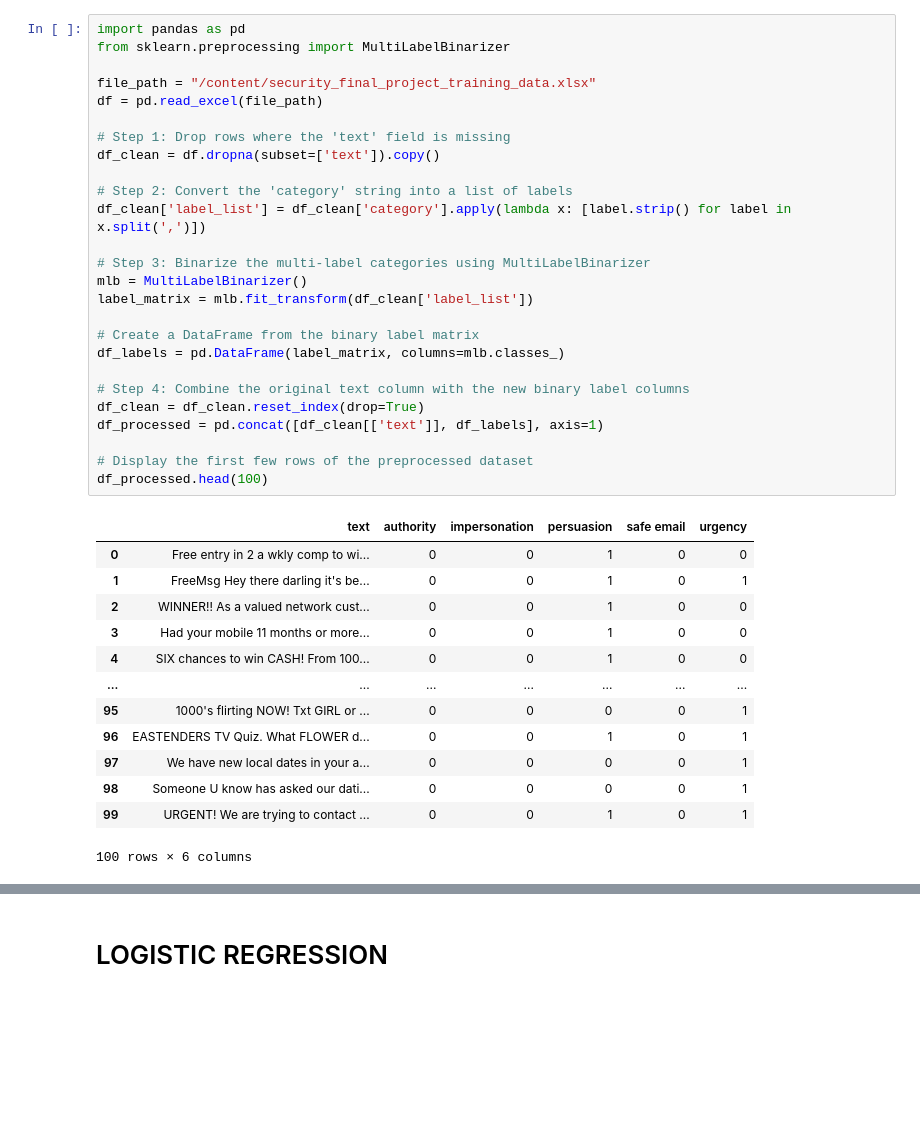
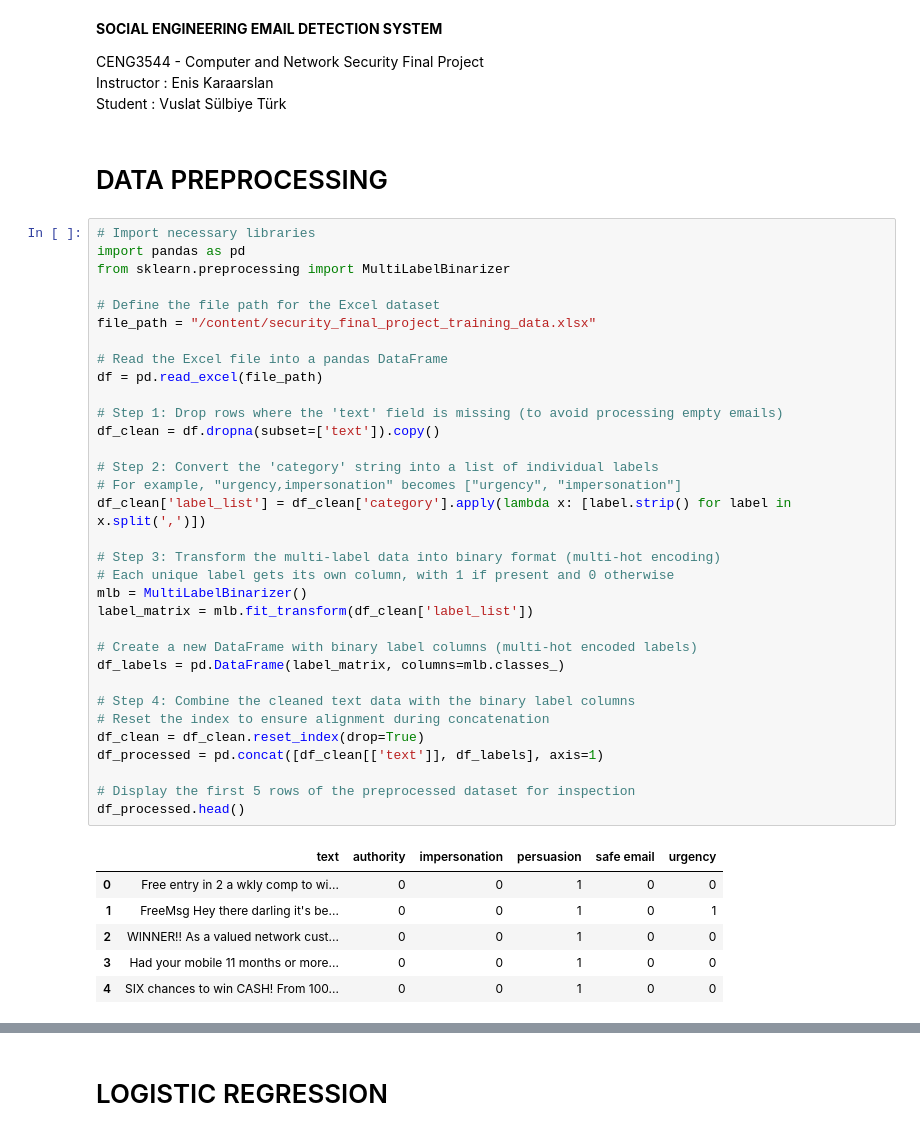
Before and after one commit to VstCodes/Social_Engineering_Email_Detection_System, a Jupyter notebook: security_proje_code.ipynb, the cells around one changed output, grey strips where cells are left out. Saved outputs shown, nothing was run; the diff lists cells and outputs as text; blank space fills up the shorter version.

```diff
--- a/security_proje_code.ipynb
+++ b/security_proje_code.ipynb
@@ -1,42 +1,50 @@
 # %% [markdown]
 <a href="https://colab.research.google.com/github/VstCodes/Social_Engineering_Email_Detection_System/blob/main/security_proje_code.ipynb" target="_parent"><img src="https://colab.research.google.com/assets/colab-badge.svg" alt="Open In Colab"/></a>
+# %% [markdown]
+**SOCIAL ENGINEERING EMAIL DETECTION SYSTEM**
+
+CENG3544 - Computer and Network Security Final Project
+<br>Instructor : Enis Karaarslan
+<br>Student : Vuslat Sülbiye Türk
+# %% [markdown]
+# DATA PREPROCESSING
 # %%
+# Import necessary libraries
 import pandas as pd
 from sklearn.preprocessing import MultiLabelBinarizer
 
+# Define the file path for the Excel dataset
 file_path = "/content/security_final_project_training_data.xlsx"
+
+# Read the Excel file into a pandas DataFrame
 df = pd.read_excel(file_path)
 
-# Step 1: Drop rows where the 'text' field is missing
+# Step 1: Drop rows where the 'text' field is missing (to avoid processing empty emails)
 df_clean = df.dropna(subset=['text']).copy()
 
-# Step 2: Convert the 'category' string into a list of labels
+# Step 2: Convert the 'category' string into a list of individual labels
+# For example, "urgency,impersonation" becomes ["urgency", "impersonation"]
 df_clean['label_list'] = df_clean['category'].apply(lambda x: [label.strip() for label in x.split(',')])
 
-# Step 3: Binarize the multi-label categories using MultiLabelBinarizer
+# Step 3: Transform the multi-label data into binary format (multi-hot encoding)
+# Each unique label gets its own column, with 1 if present and 0 otherwise
 mlb = MultiLabelBinarizer()
 label_matrix = mlb.fit_transform(df_clean['label_list'])
 
-# Create a DataFrame from the binary label matrix
+# Create a new DataFrame with binary label columns (multi-hot encoded labels)
 df_labels = pd.DataFrame(label_matrix, columns=mlb.classes_)
 
-# Step 4: Combine the original text column with the new binary label columns
+# Step 4: Combine the cleaned text data with the binary label columns
+# Reset the index to ensure alignment during concatenation
 df_clean = df_clean.reset_index(drop=True)
 df_processed = pd.concat([df_clean[['text']], df_labels], axis=1)
 
-# Display the first few rows of the preprocessed dataset
-df_processed.head(100)
+# Display the first 5 rows of the preprocessed dataset for inspection
+df_processed.head()
 # %% [output]
 |  | text | authority | impersonation | persuasion | safe email | urgency |
 | 0 | Free entry in 2 a wkly comp to wi... | 0 | 0 | 1 | 0 | 0 |
 | 1 | FreeMsg Hey there darling it's be... | 0 | 0 | 1 | 0 | 1 |
 | 2 | WINNER!! As a valued network cust... | 0 | 0 | 1 | 0 | 0 |
 | 3 | Had your mobile 11 months or more... | 0 | 0 | 1 | 0 | 0 |
 | 4 | SIX chances to win CASH! From 100... | 0 | 0 | 1 | 0 | 0 |
-| ... | ... | ... | ... | ... | ... | ... |
-| 95 | 1000's flirting NOW! Txt GIRL or ... | 0 | 0 | 0 | 0 | 1 |
-| 96 | EASTENDERS TV Quiz. What FLOWER d... | 0 | 0 | 1 | 0 | 1 |
-| 97 | We have new local dates in your a... | 0 | 0 | 0 | 0 | 1 |
-| 98 | Someone U know has asked our dati... | 0 | 0 | 0 | 0 | 1 |
-| 99 | URGENT! We are trying to contact ... | 0 | 0 | 1 | 0 | 1 |
-100 rows × 6 columns
```
Also changed, not shown: parts of 45 cells of this notebook.
